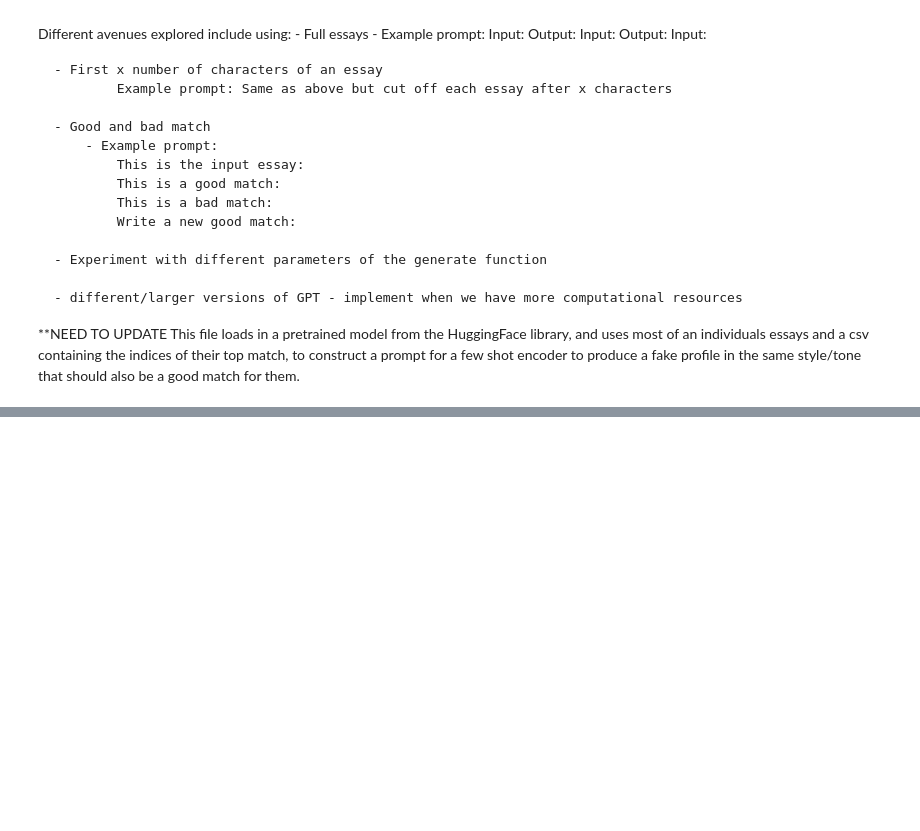
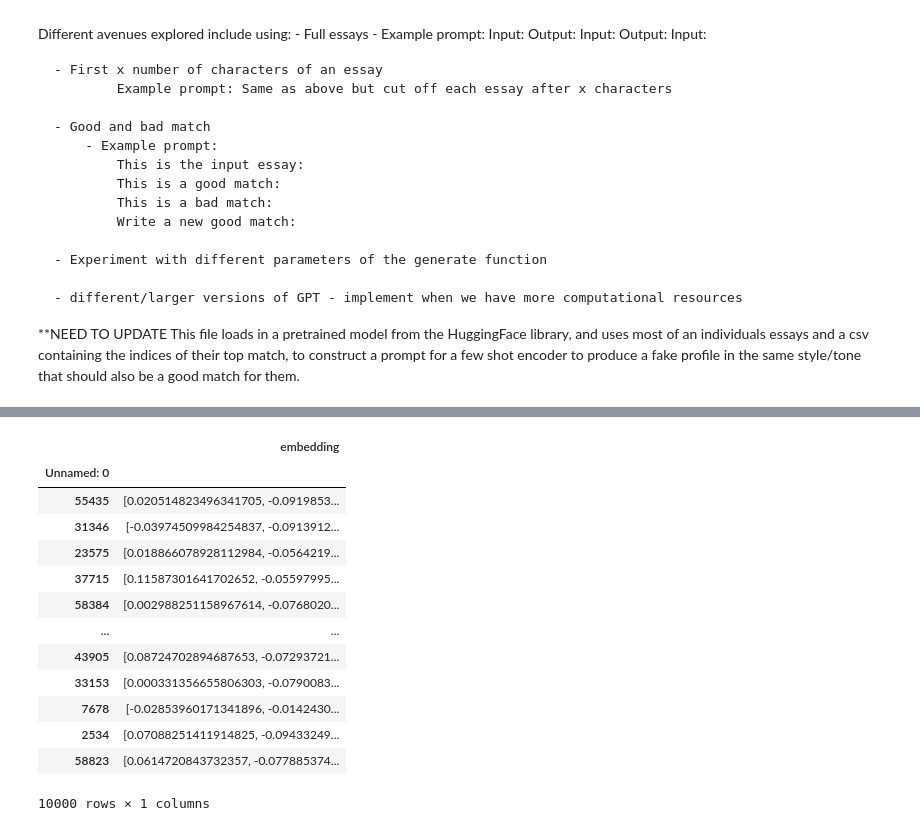
Before and after one commit to rok12003/see-you-l8r-allidater, a Jupyter notebook: profile_generator.ipynb, the cells around one changed output, grey strips where cells are left out. Cells and saved outputs as stored; diff of their text form; code cells hidden in the pictures; blank space fills up the shorter version.

```diff
--- a/profile_generator.ipynb
+++ b/profile_generator.ipynb
@@ -42,5 +101,18 @@ EleutherAI has released a major new study based on a series of studies showing t
 # %%
-#Loading in the csv with the top five people that are matches for our person
-
-top_indices = pd.read_csv('top5_indices.csv').set_index('Unnamed: 0')
-top_indices.columns = ['match_idx']
+embedding_series = pd.read_csv('./embedding_series.csv').set_index('Unnamed: 0')
+embedding_series
+# %% [output]
+|  | embedding |
+| Unnamed: 0 |  |
+| 55435 | [0.020514823496341705, -0.0919853... |
+| 31346 | [-0.03974509984254837, -0.0913912... |
+| 23575 | [0.018866078928112984, -0.0564219... |
+| 37715 | [0.11587301641702652, -0.05597995... |
+| 58384 | [0.002988251158967614, -0.0768020... |
+| ... | ... |
+| 43905 | [0.08724702894687653, -0.07293721... |
+| 33153 | [0.000331356655806303, -0.0790083... |
+| 7678 | [-0.02853960171341896, -0.0142430... |
+| 2534 | [0.07088251411914825, -0.09433249... |
+| 58823 | [0.0614720843732357, -0.077885374... |
+10000 rows × 1 columns
```
Also changed, not shown: parts of 17 cells of this notebook.
